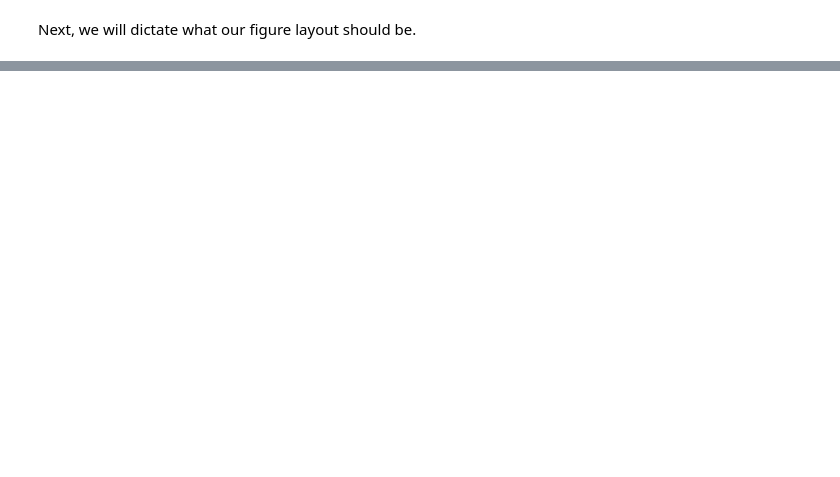
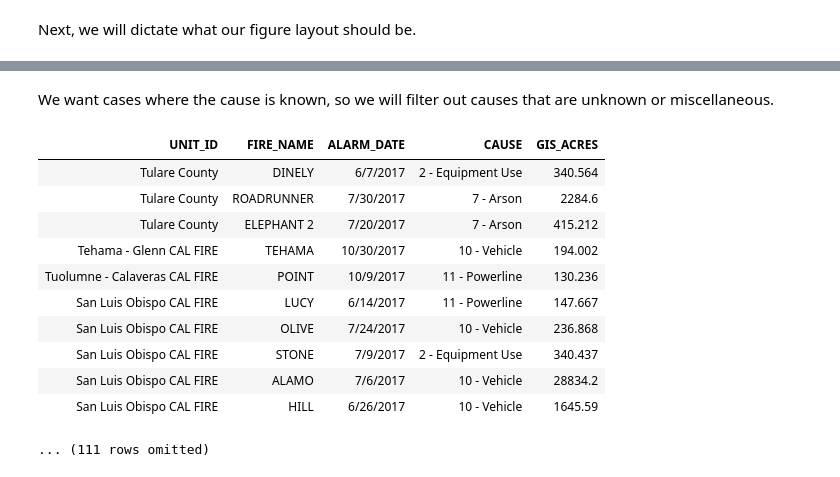
Before and after one commit to cabinetofcuriosity/google_earth_fires, a Jupyter notebook: py/FIRMS_work_in_progress.ipynb, the cells around one changed output, grey strips where cells are left out. Drawn from its saved outputs; the diff is of its cells as text; code cells hidden in the pictures; blank space fills up the shorter version.

```diff
--- a/py/FIRMS_work_in_progress.ipynb
+++ b/py/FIRMS_work_in_progress.ipynb
@@ -219,0 +413,18 @@ dimmest.take(0)['latitude'].item(0)
+# %% [markdown]
+We want cases where the cause is known, so we will filter out causes that are unknown or miscellaneous.
+# %%
+calfires_known=calfires_selected.where('CAUSE', are.not_equal_to('9 - Miscellaneous')).where('CAUSE', are.not_equal_to('14 - Unknown / Unidentified'))
+calfires_known
+# %% [output]
+| UNIT_ID | FIRE_NAME | ALARM_DATE | CAUSE | GIS_ACRES |
+| Tulare County | DINELY | 6/7/2017 | 2 - Equipment Use | 340.564 |
+| Tulare County | ROADRUNNER | 7/30/2017 | 7 - Arson | 2284.6 |
+| Tulare County | ELEPHANT 2 | 7/20/2017 | 7 - Arson | 415.212 |
+| Tehama - Glenn CAL FIRE | TEHAMA | 10/30/2017 | 10 - Vehicle | 194.002 |
+| Tuolumne - Calaveras CAL FIRE | POINT | 10/9/2017 | 11 - Powerline | 130.236 |
+| San Luis Obispo CAL FIRE | LUCY | 6/14/2017 | 11 - Powerline | 147.667 |
+| San Luis Obispo CAL FIRE | OLIVE | 7/24/2017 | 10 - Vehicle | 236.868 |
+| San Luis Obispo CAL FIRE | STONE | 7/9/2017 | 2 - Equipment Use | 340.437 |
+| San Luis Obispo CAL FIRE | ALAMO | 7/6/2017 | 10 - Vehicle | 28834.2 |
+| San Luis Obispo CAL FIRE | HILL | 6/26/2017 | 10 - Vehicle | 1645.59 |
+... (111 rows omitted)
```
Also changed, not shown: parts of 32 cells of this notebook.
